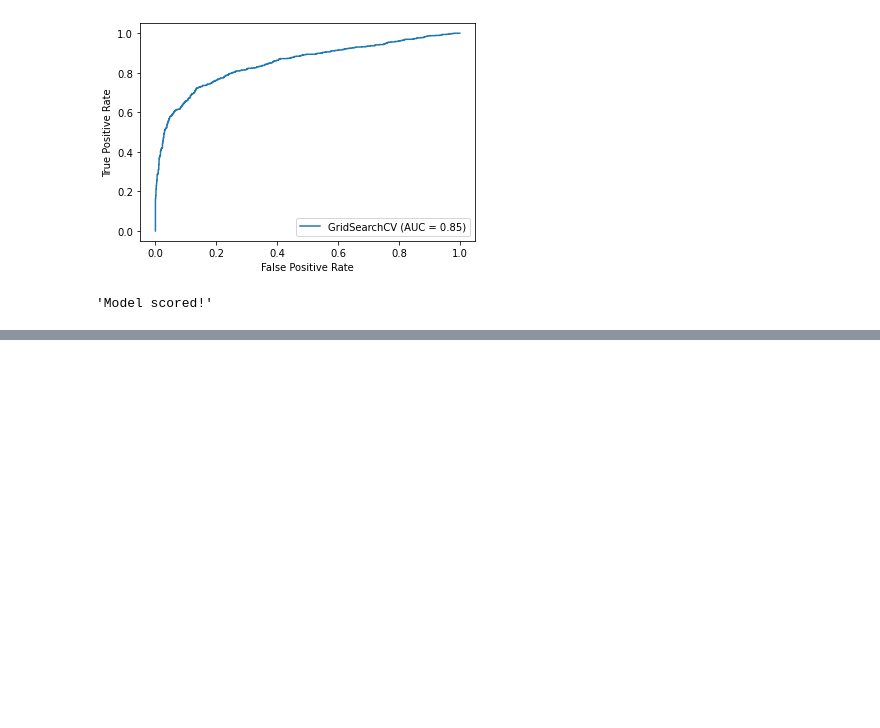
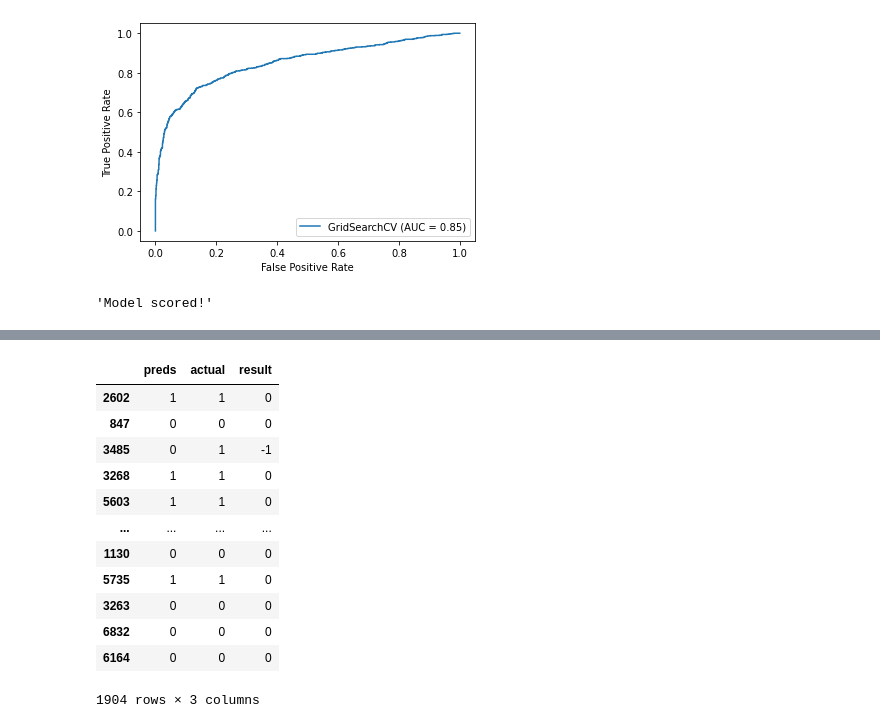
Before and after one commit to griffinwt/disaster_tweets, a Jupyter notebook: Modeling2.ipynb, the cells around one changed output, grey strips where cells are left out. Cells and saved outputs as stored; diff of their text form; code cells hidden in the pictures; blank space fills up the shorter version.

```diff
--- a/Modeling2.ipynb
+++ b/Modeling2.ipynb
@@ -443,0 +443,6 @@ Receiver Operating Characteristic (ROC) curve:
+# %%
+predd = gs.best_estimator_.predict(X_test) #preds
+y_test #actual
+preddf = pd.DataFrame(data=predd, index = y_test.index, columns=['preds'])
+preddf['actual'] = y_test
+preddf #uses original index numbers so i can look up the corresponding text
@@ -443,0 +463,17 @@ Receiver Operating Characteristic (ROC) curve:
+# %%
+preddf['result'] = preddf['preds'] - preddf['actual'] #if they were the same (correct), result will be zero
+preddf
+# %% [output]
+|  | preds | actual | result |
+| 2602 | 1 | 1 | 0 |
+| 847 | 0 | 0 | 0 |
+| 3485 | 0 | 1 | -1 |
+| 3268 | 1 | 1 | 0 |
+| 5603 | 1 | 1 | 0 |
+| ... | ... | ... | ... |
+| 1130 | 0 | 0 | 0 |
+| 5735 | 1 | 1 | 0 |
+| 3263 | 0 | 0 | 0 |
+| 6832 | 0 | 0 | 0 |
+| 6164 | 0 | 0 | 0 |
+1904 rows × 3 columns
```
Also changed, not shown: parts of 10 cells of this notebook, 1 other file.
